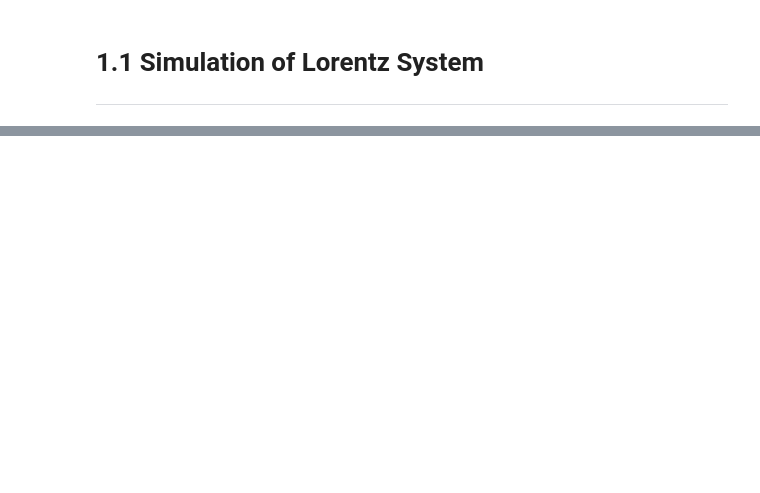
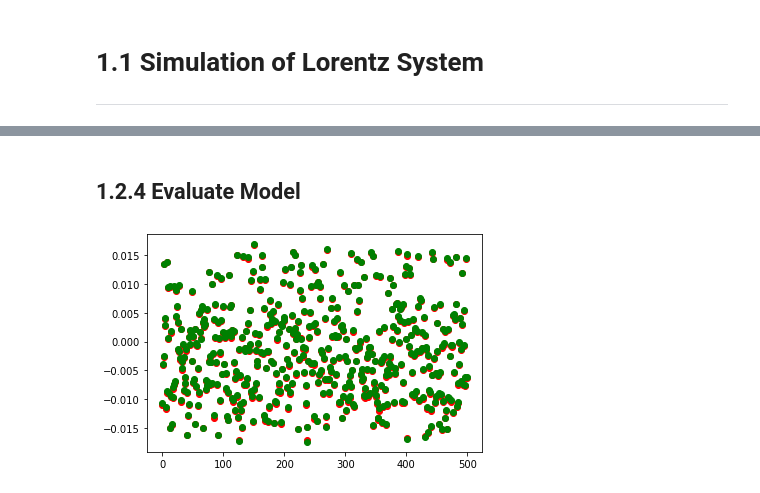
Before and after one commit to SheilKumar/DynamicSystemRNNs, a Jupyter notebook: DynamicSystems.ipynb, the cells around one changed output, grey strips where cells are left out. Drawn from its saved outputs; the diff is of its cells as text; code cells hidden in the pictures; blank space fills up the shorter version.

Commit message:
Created and evaluated RNN

```diff
--- a/DynamicSystems.ipynb
+++ b/DynamicSystems.ipynb
@@ -52,0 +63,8 @@ plt.show()
+# %%
+# Genereate data
+# create vectors of the first 5 states and expected vector of the 6th state
+Data = [[states[i+j]/(100/0.1) for i in range(5)] for j in range(len(states)-5)]
+Target = [states[i+5]/(100/0.1) for i in range(len(states)-5)]
+data = np.array(Data, dtype=float)
+target = np.array(Target, dtype=float)
+print(data.shape,target.shape)
@@ -52,0 +73,2 @@ plt.show()
+# %%
+x_train,x_test,y_train,y_test = train_test_split(data,target,test_size=0.2,random_state=4)
@@ -52,0 +77,6 @@ plt.show()
+# %%
+model=Sequential()
+model.add(LSTM((3),batch_input_shape=(None,5,3),return_sequences=True))
+model.add(LSTM((3),return_sequences=False))
+model.compile(loss='mean_absolute_error',optimizer='adam',metrics=['accuracy'])
+model.summary()
@@ -52,0 +98,2 @@ plt.show()
+# %%
+history = model.fit(x_train,y_train,epochs=100,validation_data=(x_test,y_test))
@@ -52,0 +118,9 @@ plt.show()
+# %% [markdown]
+## 1.2.4 Evaluate Model
+# %%
+results = model.predict(x_test)
+plt.scatter(range(500),results[0:500,0],c='r')
+plt.scatter(range(500),y_test[0:500,0],c='g')
+plt.show()
+# %% [output]
+[figure, added]
```
Also changed, not shown: parts of 11 cells of this notebook.
